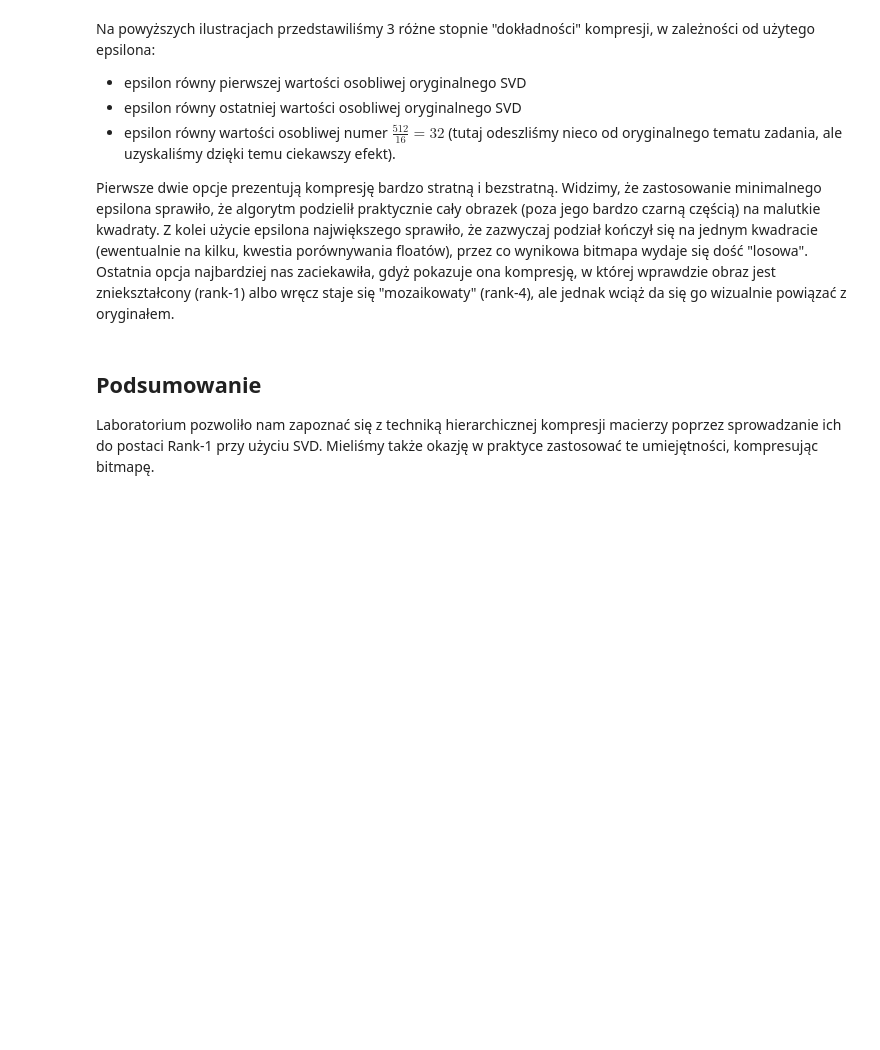
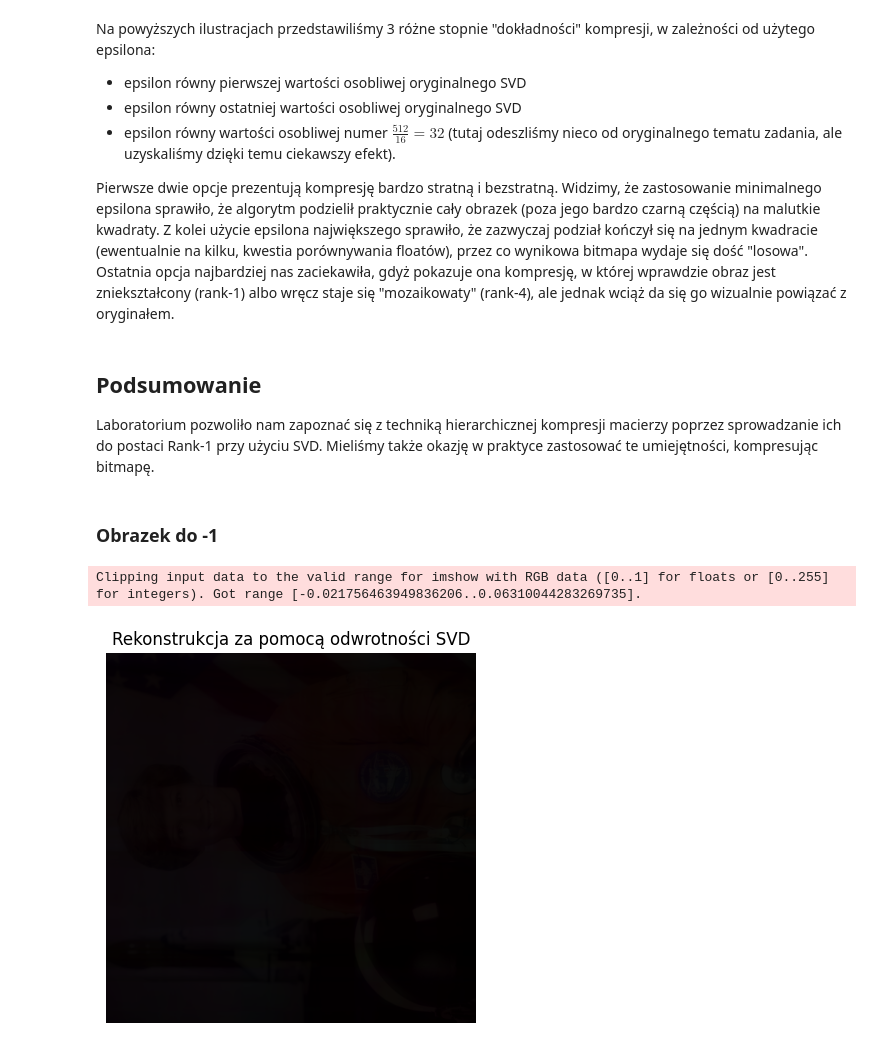
Before and after one commit to krzysztof-kopel/AlgoMacierzowe, a Jupyter notebook: lab3/lab3.ipynb, the cells around one changed output. Saved outputs shown, nothing was run; the diff lists cells and outputs as text; code cells hidden in the pictures; blank space fills up the shorter version.

Commit message:
image to -1

```diff
--- a/lab3/lab3.ipynb
+++ b/lab3/lab3.ipynb
@@ -255,3 +255,5 @@ Pierwsze dwie opcje prezentują kompresję bardzo stratną i bezstratną. Widzim
 # %% [markdown]
 ## Podsumowanie
 Laboratorium pozwoliło nam zapoznać się z techniką hierarchicznej kompresji macierzy poprzez sprowadzanie ich do postaci Rank-1 przy użyciu SVD. Mieliśmy także okazję w praktyce zastosować te umiejętności, kompresując bitmapę.
+# %% [markdown]
+### Obrazek do -1
@@ -257,0 +263,29 @@ Laboratorium pozwoliło nam zapoznać się z techniką hierarchicznej kompresji
+# %%
+def reconstruct_inverse_image(img: np.ndarray):
+    r = img[:, :, 0]
+    g = img[:, :, 1]
+    b = img[:, :, 2]
+
+    def reconstruct_channel(channel):
+        svd = np.linalg.svd(channel, full_matrices=False)
+        U, S, Vt = svd[0], svd[1][::-1], svd[2]
+        S_inv = np.where(S > 1e-15, 1/S, 0)
+        channel_reconstructed = (Vt.T * S_inv) @ U.T
+        return channel_reconstructed
+
+    r_rec = reconstruct_channel(r)
+    g_rec = reconstruct_channel(g)
+    b_rec = reconstruct_channel(b)
+
+    full_img_rec = np.dstack((r_rec, g_rec, b_rec))
+    plt.imshow(full_img_rec)
+    plt.axis("off")
+    plt.title("Rekonstrukcja za pomocą odwrotności SVD")
+    plt.show()
+
+    return r, g, b, r_rec, g_rec, b_rec
+# %%
+r, g, b, r_rec, g_rec, b_rec = reconstruct_inverse_image(img)
+# %% [output]
+Clipping input data to the valid range for imshow with RGB data ([0..1] for floats or [0..255] for integers). Got range [-0.021756463949836206..0.06310044283269735].
+[figure, added]
```
Also changed, not shown: parts of 2 cells of this notebook, 2 other files.
